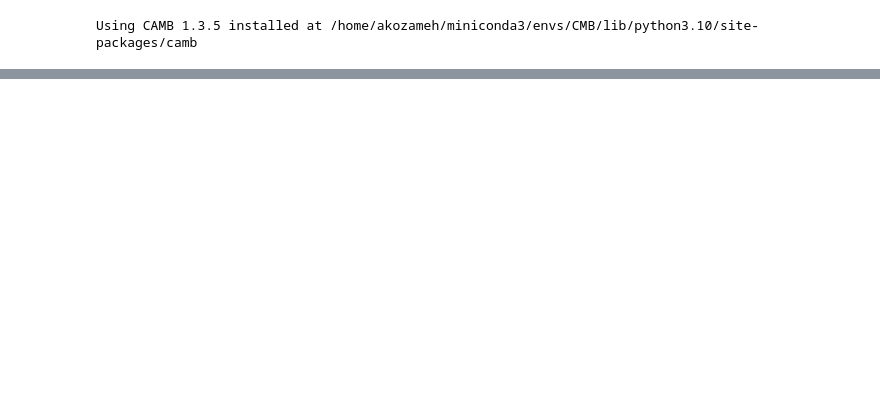
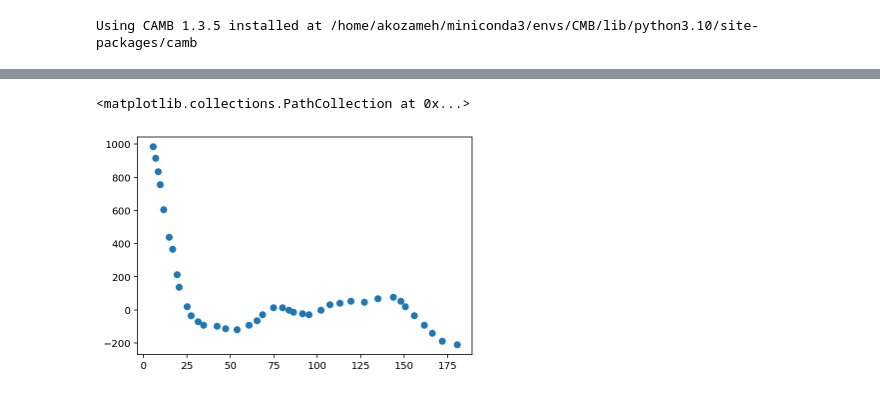
Before and after one commit to Augustocmb/cmblss, a Jupyter notebook: code/cmblss-main/polarisation-temperature-anisotropies.ipynb, the cells around one changed output, grey strips where cells are left out. Drawn from its saved outputs; the diff is of its cells as text; code cells hidden in the pictures; blank space fills up the shorter version.

```diff
--- a/code/cmblss-main/polarisation-temperature-anisotropies.ipynb
+++ b/code/cmblss-main/polarisation-temperature-anisotropies.ipynb
@@ -192,0 +275,5 @@ Using CAMB 1.3.5 installed at /home/akozameh/miniconda3/envs/CMB/lib/python3.10/
+# %%
+plt.scatter(d_array[:,0], d_array[:,1], label='schi et al. (2023)')
+# %% [output]
+<matplotlib.collections.PathCollection at 0x...>
+[figure, added]
```
Also changed, not shown: parts of 19 cells of this notebook.
